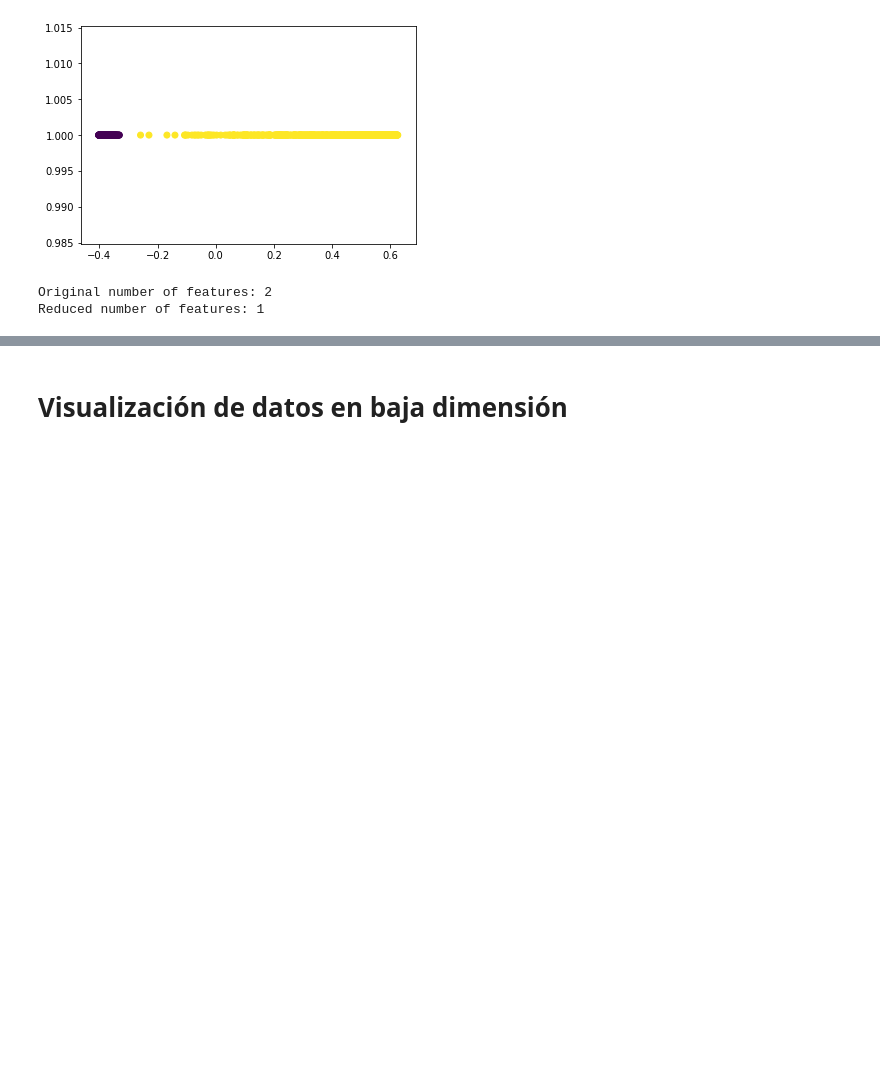
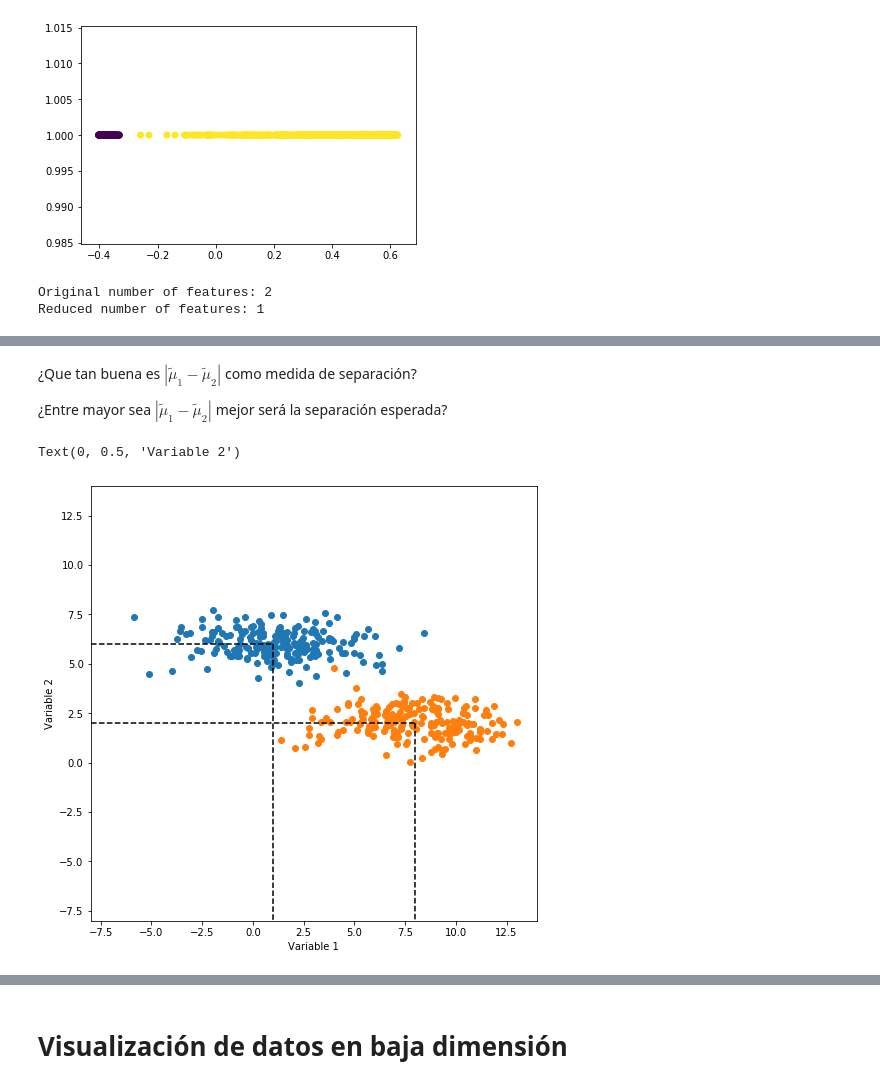
Before and after one commit to jdariasl/DiplomadoEPM_2019, a Jupyter notebook: Modulo2/Modulo2 (26 - Dimensionality Reduction).ipynb, the cells around one changed output, grey strips where cells are left out. Saved outputs shown, nothing was run; the diff lists cells and outputs as text; code cells hidden in the pictures; blank space fills up the shorter version.

```diff
--- a/Modulo2/Modulo2 (26 - Dimensionality Reduction).ipynb
+++ b/Modulo2/Modulo2 (26 - Dimensionality Reduction).ipynb
@@ -251,0 +314,28 @@ Reduced number of features: 1
+# %% [markdown]
+¿Que tan buena es $|\widetilde{\mu}_1 - \widetilde{\mu}_2|$ como medida de separación?
+
+
+¿Entre mayor sea $|\widetilde{\mu}_1 - \widetilde{\mu}_2|$ mejor será la separación esperada?
+# %%
+np.random.seed(1)
+Mean = [1,6]; Cov = [[6,0],[0,0.5]]
+Mean2 = [8,2];
+
+x, y  = np.random.multivariate_normal(Mean, Cov, 200).T
+x2, y2  = np.random.multivariate_normal(Mean2, Cov, 200).T
+fig, ax = plt.subplots(figsize=(8,8))
+ax.plot(x,y,'o')
+ax.plot(x2,y2,'o')
+ax.plot(np.array([-8,1]),np.array([6,6]),ls='--',color='black')
+ax.plot(np.array([-8,8]),np.array([2,2]),ls='--',color='black')
+ax.plot(np.array([1,1]),np.array([6,-8]),ls='--',color='black')
+ax.plot(np.array([8,8]),np.array([2,-8]),ls='--',color='black')
+ax.set_xlim(-8, 14)
+ax.set_ylim(-8, 14)
+#ax.set_xticks(np.arange(-6,6,2))
+#ax.set_yticks(np.arange(-6,6,2))
+ax.set_xlabel('Variable 1')
+ax.set_ylabel('Variable 2')
+# %% [output]
+Text(0, 0.5, 'Variable 2')
+[figure, added]
```
Also changed, not shown: parts of 9 cells of this notebook, 1 other file.
